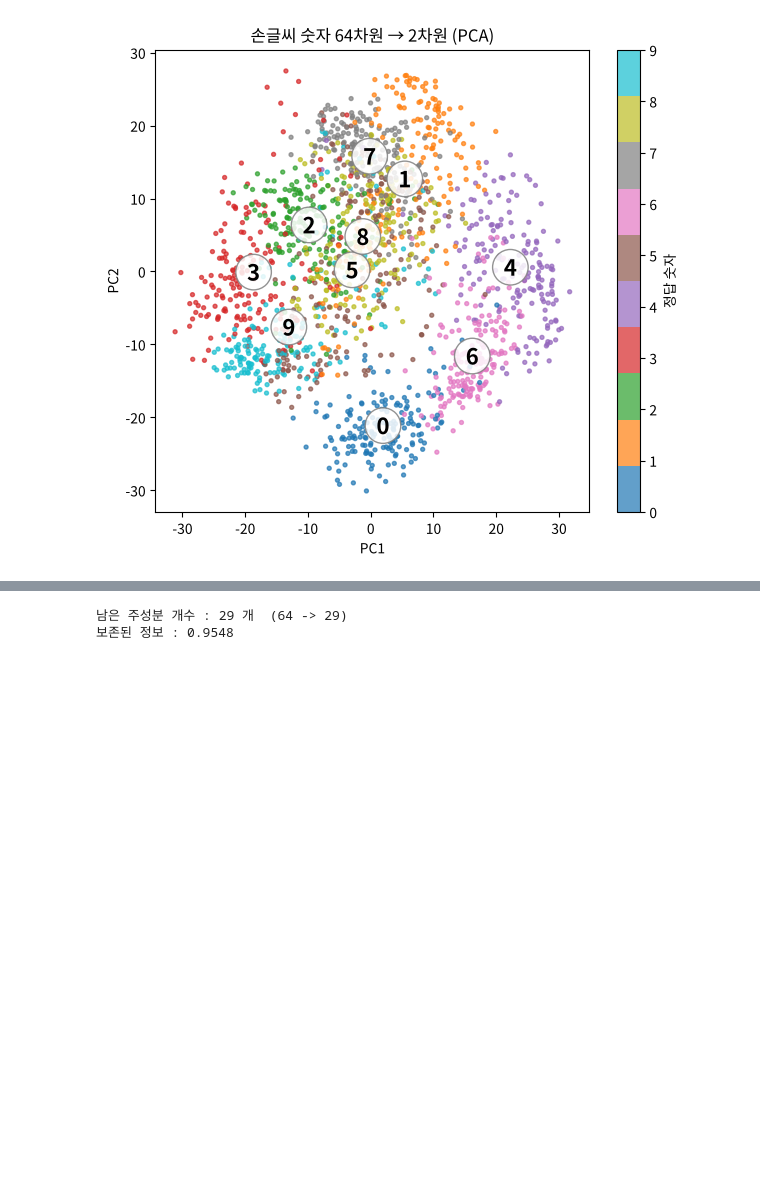
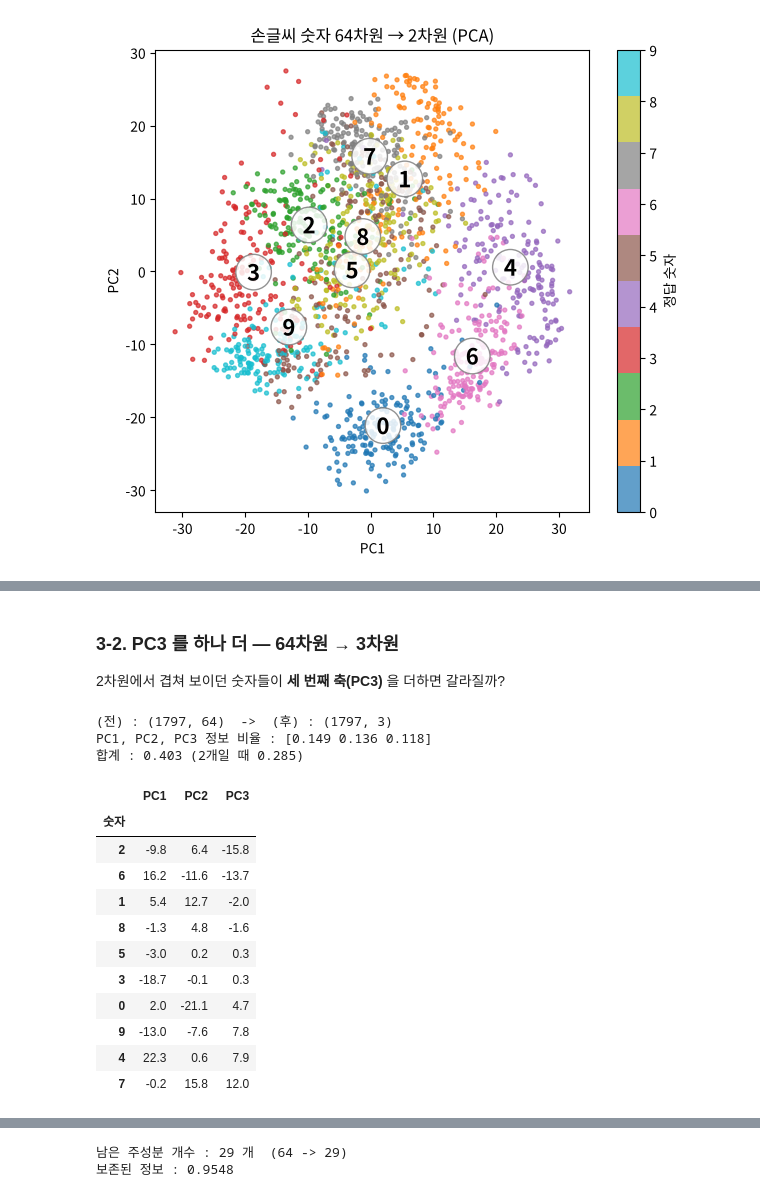
Before and after one commit to funbox-io/SK-Networks-Family-AI-37, a Jupyter notebook: days/2026-10-16/lecture/pca_dimensionality_reduction.ipynb, the cells around one changed output, grey strips where cells are left out. Cells and saved outputs as stored; diff of their text form; code cells hidden in the pictures; blank space fills up the shorter version.

```diff
--- a/days/2026-10-16/lecture/pca_dimensionality_reduction.ipynb
+++ b/days/2026-10-16/lecture/pca_dimensionality_reduction.ipynb
@@ -193,3 +275,37 @@ plt.show()
 - 2차원은 원래 정보의 **28.5%** 만 담는다 → 그림으로 **"대략 이렇게 생겼다"** 를 보는 데는 좋지만, 이 2개로 분류 모델을 만들면 성능이 크게 떨어진다(아래 5장).
 
 > 필기에서는 `plotly.express` 를 임포트만 하고 그림은 그리지 않았다. GitHub 미리보기에서도 보이도록 matplotlib 로 그렸다.
+# %% [markdown]
+### 3-2. PC3 를 하나 더 — 64차원 → 3차원
+
+2차원에서 겹쳐 보이던 숫자들이 **세 번째 축(PC3)** 을 더하면 갈라질까?
+# %%
+import pandas as pd
+
+pca_3d = PCA(n_components=3, random_state=0)
+X_data_3d = pca_3d.fit_transform(X_data)          # 64차원 -> 3차원
+
+print(f"(전) : {X_data.shape}  ->  (후) : {X_data_3d.shape}")
+print("PC1, PC2, PC3 정보 비율 :", pca_3d.explained_variance_ratio_.round(3))
+print("합계 :", round(float(pca_3d.explained_variance_ratio_.sum()), 3), "(2개일 때 0.285)")
+
+# 숫자별 PC3 평균 — 어떤 숫자가 PC3 축 위/아래로 갈라지는지
+df_3d = pd.DataFrame(X_data_3d, columns=['PC1', 'PC2', 'PC3'])
+df_3d['숫자'] = y_data
+df_3d.groupby('숫자')[['PC1', 'PC2', 'PC3']].mean().round(1).sort_values('PC3')
+# %% [output]
+(전) : (1797, 64)  ->  (후) : (1797, 3)
+PC1, PC2, PC3 정보 비율 : [0.149 0.136 0.118]
+합계 : 0.403 (2개일 때 0.285)
+|  | PC1 | PC2 | PC3 |
+| 숫자 |  |  |  |
+| 2 | -9.8 | 6.4 | -15.8 |
+| 6 | 16.2 | -11.6 | -13.7 |
+| 1 | 5.4 | 12.7 | -2.0 |
+| 8 | -1.3 | 4.8 | -1.6 |
+| 5 | -3.0 | 0.2 | 0.3 |
+| 3 | -18.7 | -0.1 | 0.3 |
+| 0 | 2.0 | -21.1 | 4.7 |
+| 9 | -13.0 | -7.6 | 7.8 |
+| 4 | 22.3 | 0.6 | 7.9 |
+| 7 | -0.2 | 15.8 | 12.0 |
```
Also changed, not shown: parts of 13 cells of this notebook, 4 other files.
